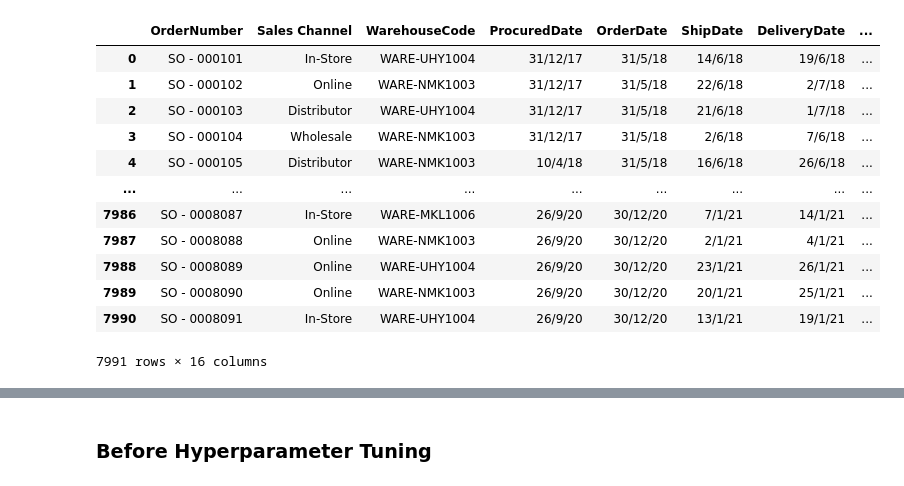
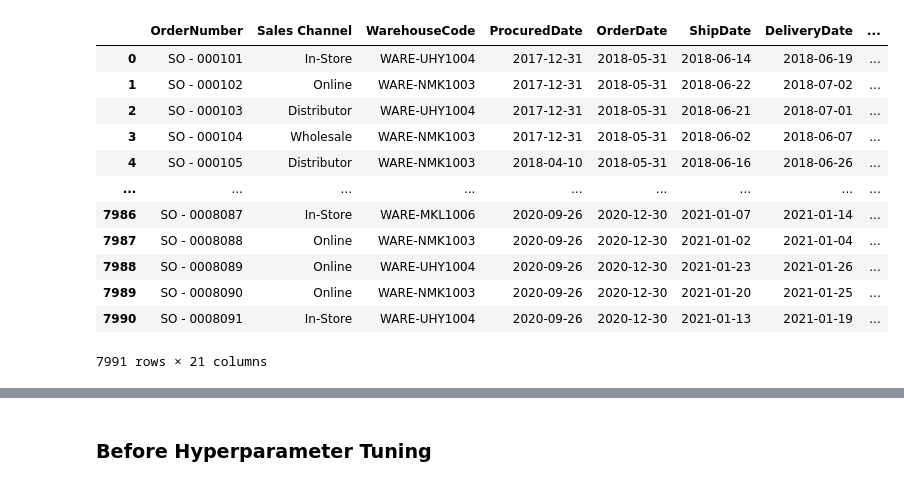
Before and after one commit to ahmedbadr237/Depi-Project, a Jupyter notebook: notebooks/DEPI_Project_Model_Training_&_Evaluation.ipynb, the cells around one changed output, grey strips where cells are left out. Drawn from its saved outputs; the diff is of its cells as text; code cells hidden in the pictures.

```diff
--- a/notebooks/DEPI_Project_Model_Training_&_Evaluation.ipynb
+++ b/notebooks/DEPI_Project_Model_Training_&_Evaluation.ipynb
@@ -1,22 +1,22 @@
 # %%
 import plotly.express as px
 import matplotlib.pyplot as plt
 import seaborn as sns
 import pandas as pd
 import numpy as np
-df = pd.read_csv("Data\\US_Regional_Sales_Data.csv")
+df = pd.read_csv("Data\\cleaned_sales_data_no_encoding.csv")
 df
 # %% [output]
 |  | OrderNumber | Sales Channel | WarehouseCode | ProcuredDate | OrderDate | ShipDate | DeliveryDate | ... |
-| 0 | SO - 000101 | In-Store | WARE-UHY1004 | 31/12/17 | 31/5/18 | 14/6/18 | 19/6/18 | ... |
-| 1 | SO - 000102 | Online | WARE-NMK1003 | 31/12/17 | 31/5/18 | 22/6/18 | 2/7/18 | ... |
-| 2 | SO - 000103 | Distributor | WARE-UHY1004 | 31/12/17 | 31/5/18 | 21/6/18 | 1/7/18 | ... |
-| 3 | SO - 000104 | Wholesale | WARE-NMK1003 | 31/12/17 | 31/5/18 | 2/6/18 | 7/6/18 | ... |
-| 4 | SO - 000105 | Distributor | WARE-NMK1003 | 10/4/18 | 31/5/18 | 16/6/18 | 26/6/18 | ... |
+| 0 | SO - 000101 | In-Store | WARE-UHY1004 | 2017-12-31 | 2018-05-31 | 2018-06-14 | 2018-06-19 | ... |
+| 1 | SO - 000102 | Online | WARE-NMK1003 | 2017-12-31 | 2018-05-31 | 2018-06-22 | 2018-07-02 | ... |
+| 2 | SO - 000103 | Distributor | WARE-UHY1004 | 2017-12-31 | 2018-05-31 | 2018-06-21 | 2018-07-01 | ... |
+| 3 | SO - 000104 | Wholesale | WARE-NMK1003 | 2017-12-31 | 2018-05-31 | 2018-06-02 | 2018-06-07 | ... |
+| 4 | SO - 000105 | Distributor | WARE-NMK1003 | 2018-04-10 | 2018-05-31 | 2018-06-16 | 2018-06-26 | ... |
 | ... | ... | ... | ... | ... | ... | ... | ... | ... |
-| 7986 | SO - 0008087 | In-Store | WARE-MKL1006 | 26/9/20 | 30/12/20 | 7/1/21 | 14/1/21 | ... |
-| 7987 | SO - 0008088 | Online | WARE-NMK1003 | 26/9/20 | 30/12/20 | 2/1/21 | 4/1/21 | ... |
-| 7988 | SO - 0008089 | Online | WARE-UHY1004 | 26/9/20 | 30/12/20 | 23/1/21 | 26/1/21 | ... |
-| 7989 | SO - 0008090 | Online | WARE-NMK1003 | 26/9/20 | 30/12/20 | 20/1/21 | 25/1/21 | ... |
-| 7990 | SO - 0008091 | In-Store | WARE-UHY1004 | 26/9/20 | 30/12/20 | 13/1/21 | 19/1/21 | ... |
+| 7986 | SO - 0008087 | In-Store | WARE-MKL1006 | 2020-09-26 | 2020-12-30 | 2021-01-07 | 2021-01-14 | ... |
+| 7987 | SO - 0008088 | Online | WARE-NMK1003 | 2020-09-26 | 2020-12-30 | 2021-01-02 | 2021-01-04 | ... |
+| 7988 | SO - 0008089 | Online | WARE-UHY1004 | 2020-09-26 | 2020-12-30 | 2021-01-23 | 2021-01-26 | ... |
+| 7989 | SO - 0008090 | Online | WARE-NMK1003 | 2020-09-26 | 2020-12-30 | 2021-01-20 | 2021-01-25 | ... |
+| 7990 | SO - 0008091 | In-Store | WARE-UHY1004 | 2020-09-26 | 2020-12-30 | 2021-01-13 | 2021-01-19 | ... |
-7991 rows × 16 columns
+7991 rows × 21 columns
```
Also changed, not shown: parts of 71 cells of this notebook, 10 other files.
